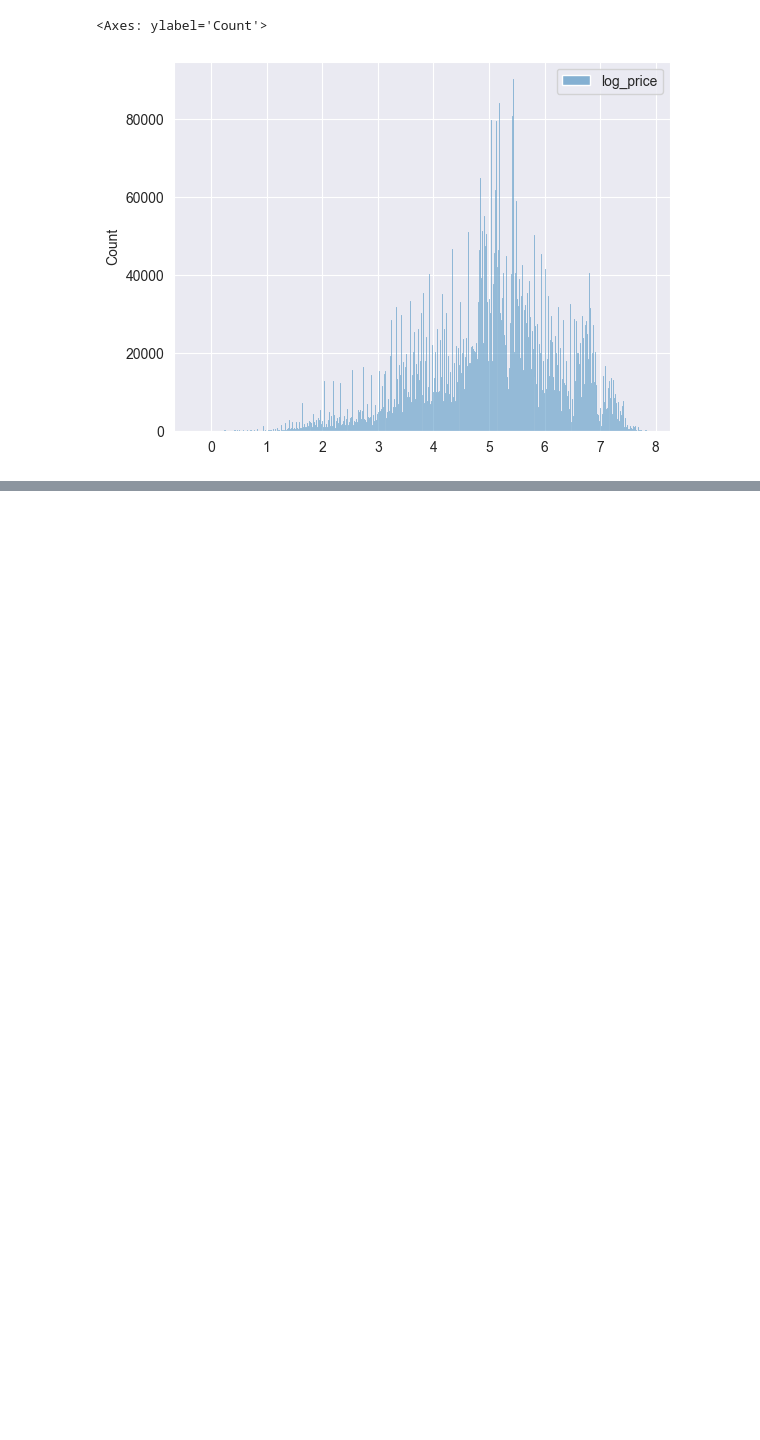
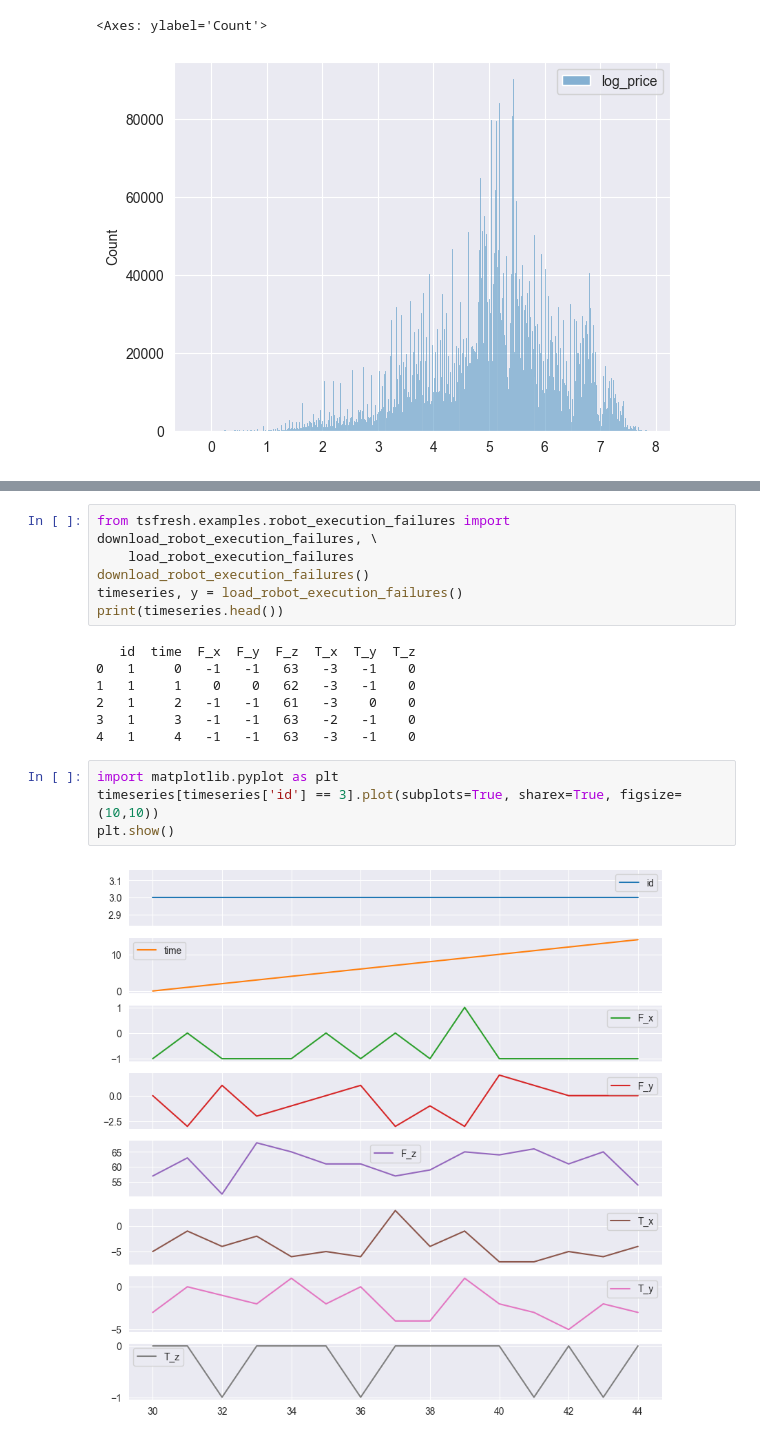
Before and after one commit to kizerek321/learning_pyspark, a Jupyter notebook: feature_engineering.ipynb, the cells around one changed output, grey strips where cells are left out. Drawn from its saved outputs; the diff is of its cells as text; blank space fills up the shorter version.

Commit message:
day 6, 4th commit. Feature generation techniques, featureTools and TSFresh library discovered,

```diff
--- a/feature_engineering.ipynb
+++ b/feature_engineering.ipynb
@@ -271,0 +284,19 @@ sql_df = spark.sql("""
+# %%
+from tsfresh.examples.robot_execution_failures import download_robot_execution_failures, \
+    load_robot_execution_failures
+download_robot_execution_failures()
+timeseries, y = load_robot_execution_failures()
+print(timeseries.head())
+# %% [output]
+   id  time  F_x  F_y  F_z  T_x  T_y  T_z
+0   1     0   -1   -1   63   -3   -1    0
+1   1     1    0    0   62   -3   -1    0
+2   1     2   -1   -1   61   -3    0    0
+3   1     3   -1   -1   63   -2   -1    0
+4   1     4   -1   -1   63   -3   -1    0
+# %%
+import matplotlib.pyplot as plt
+timeseries[timeseries['id'] == 3].plot(subplots=True, sharex=True, figsize=(10,10))
+plt.show()
+# %% [output]
+[figure, added]
```
Also changed, not shown: parts of 5 cells of this notebook.
